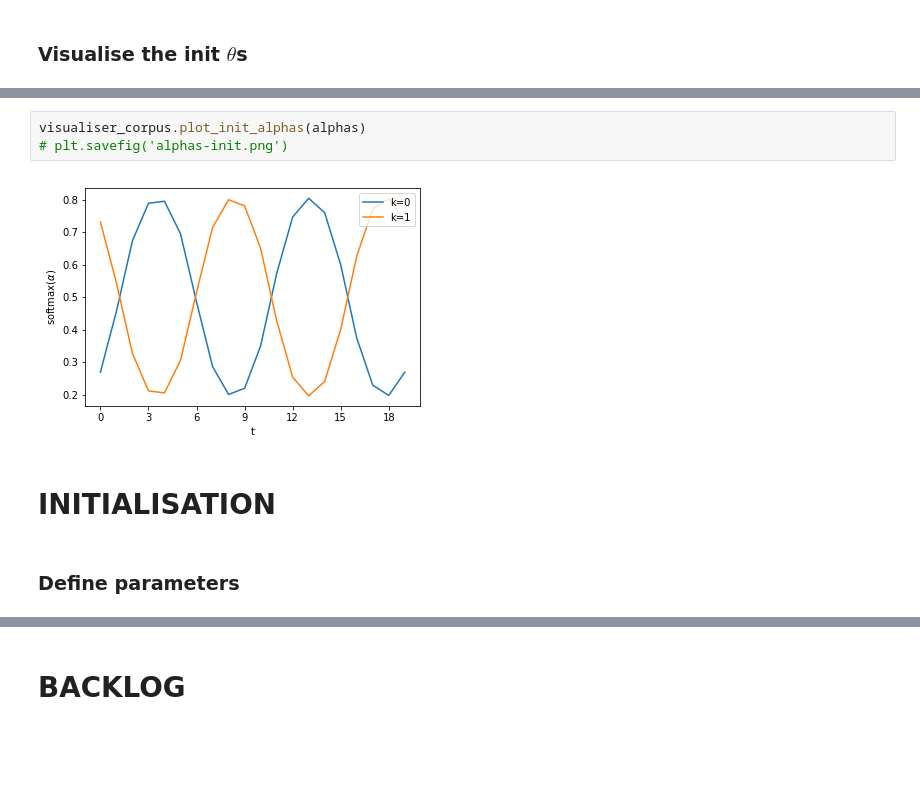
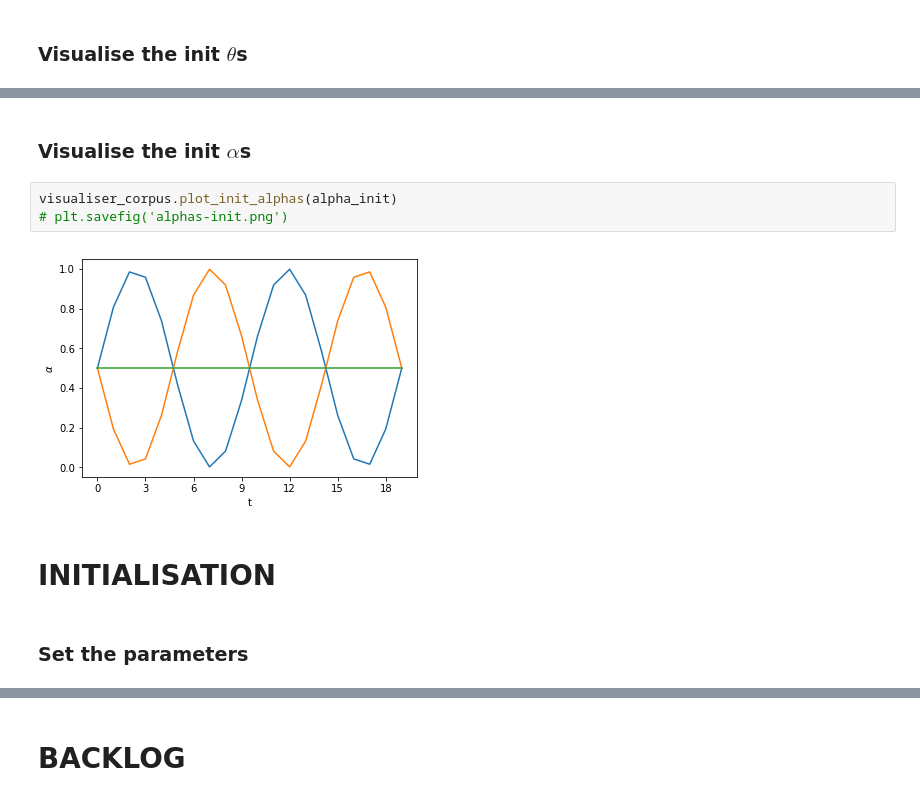
Before and after one commit to perdaug/ssmsi, a Jupyter notebook: notebooks/experiments/assess_synthethic-corpus.ipynb, the cells around one changed output, grey strips where cells are left out. Saved outputs shown, nothing was run; the diff lists cells and outputs as text; blank space fills up the shorter version.

```diff
--- a/notebooks/experiments/assess_synthethic-corpus.ipynb
+++ b/notebooks/experiments/assess_synthethic-corpus.ipynb
@@ -70,12 +173,14 @@ visualiser_corpus.plot_init_betas(beta)
+# %% [markdown]
+### Visualise the init $\alpha$s
 # %%
-visualiser_corpus.plot_init_alphas(alphas)
+visualiser_corpus.plot_init_alphas(alpha_init)
 # plt.savefig('alphas-init.png')
 # %% [output]
-[figure, old version]
+[figure, new version]
 # %% [markdown]
 # INITIALISATION
 # %% [markdown]
-### Define parameters
+### Set the parameters
 # %%
 import os
 import sys
```
Also changed, not shown: parts of 36 cells of this notebook, 13 other files.
